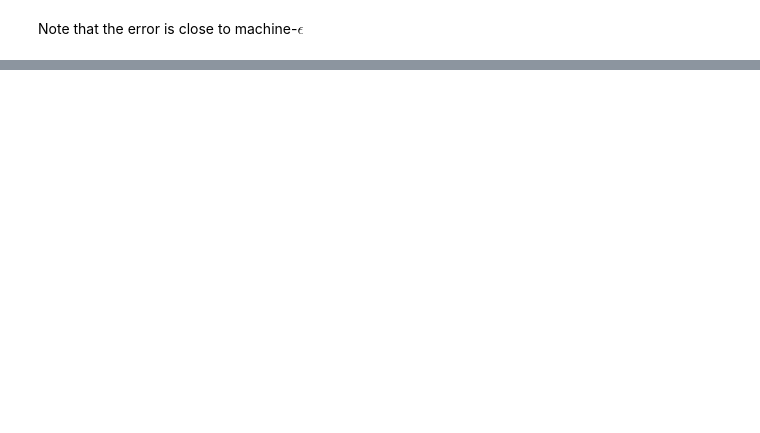
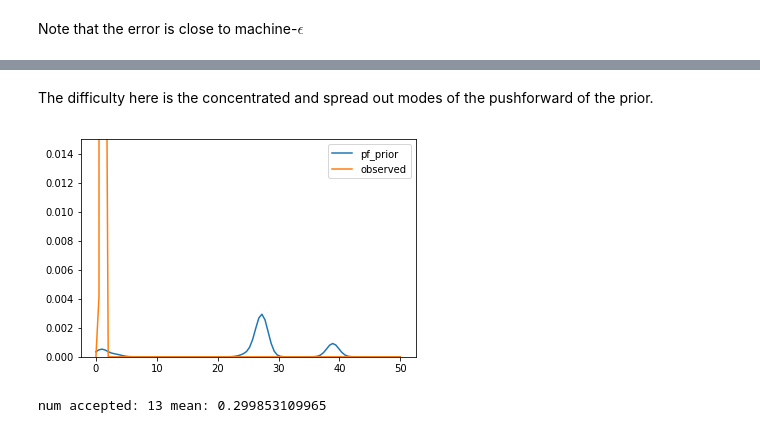
Before and after one commit to mpilosov/labs, a Jupyter notebook: Labs/HelmLinear.ipynb, the cells around one changed output, grey strips where cells are left out. Saved outputs shown, nothing was run; the diff lists cells and outputs as text; code cells hidden in the pictures; blank space fills up the shorter version.

```diff
--- a/Labs/HelmLinear.ipynb
+++ b/Labs/HelmLinear.ipynb
@@ -154,0 +270,7 @@ wd.interact_manual(wrap_problem, **kwds)
+# %%
+num_samples = int(1E2)
+s_set = samp.sample_set((num_samples, 1))
+s_set.set_dist(dim=0, distribution='beta', kwds={'loc': 0.1, 'scale': 0.3, 'a': 1, 'b': 1}) # the uncertain r
+input_samples = s_set.generate_samples(seed=10)
+
+# samp.map_samples_and_create_problem()
@@ -154,0 +312,12 @@ wd.interact_manual(wrap_problem, **kwds)
+# %%
+p_set = samp.map_samples_and_create_problem(s_set, PtO_fun)
+p_set.set_observed_dist('gamma', {'a':(num_observations*len(omega_options))/2, 'scale':2/(num_observations*len(omega_options))}, dim=0)
+# %%
+D = np.load('saved_runs_from_first_good_run2.npy').item() #10k samples
+input_samples = D['input_samples']
+output_samples = D['output_samples']
+p_set.input.num_samples = input_samples.shape[0]
+p_set.output.num_samples = output_samples.shape[0]
+p_set.output.samples = output_samples
+p_set.input.samples = input_samples
+p_set.set_observed_dist('gamma', {'a':(num_observations*len(omega_options))/2, 'scale':2/(num_observations*len(omega_options))}, dim=0)
@@ -154,0 +326,17 @@ wd.interact_manual(wrap_problem, **kwds)
+# %%
+p_set.compute_pushforward_dist(method='sk', kwds={'bandwidth': 1})
+# p_set.compute_pushforward_dist()
+pf_dist = p_set.pushforward_dist
+# %% [markdown]
+The difficulty here is the concentrated and spread out modes of the pushforward of the prior.
+# %%
+xx = np.linspace(0,50,100)
+yy = pf_dist.pdf(xx)
+plt.plot(xx, yy, label='pf_prior')
+zz = p_set.observed_dist.pdf(xx)
+plt.plot(xx, zz, label='observed')
+plt.ylim([0,0.015])
+plt.legend()
+plt.show()
+# %% [output]
+[figure, added]
@@ -154,0 +347,5 @@ wd.interact_manual(wrap_problem, **kwds)
+# %%
+accepted_inputs = p_set.input.samples[p_set.accept_inds,:]
+print('num accepted:', len(accepted_inputs), 'mean:', np.mean(accepted_inputs))
+# %% [output]
+num accepted: 13 mean: 0.299853109965
```
Also changed, not shown: parts of 48 cells of this notebook, 2 other files.
